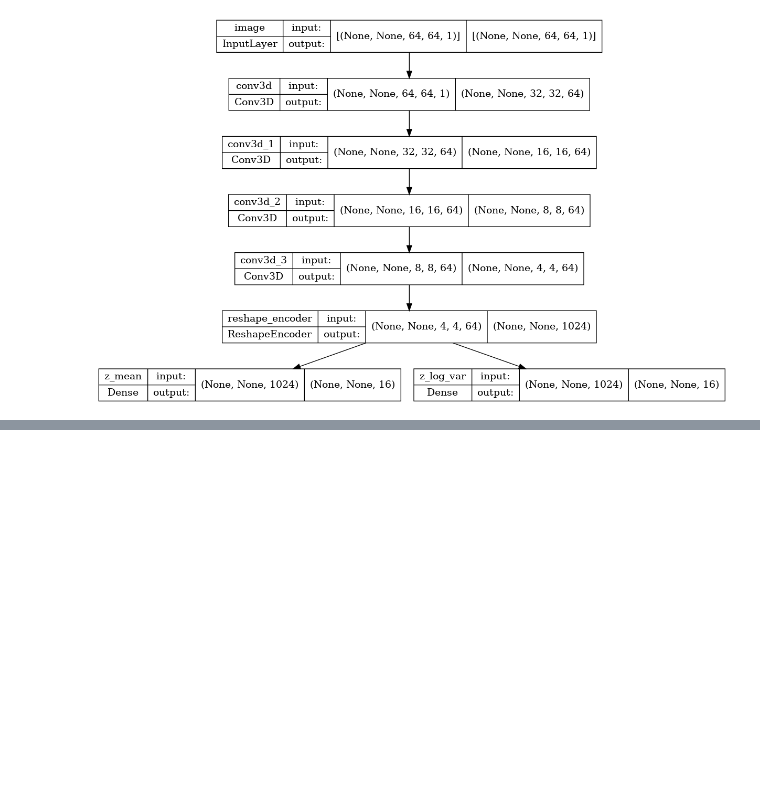
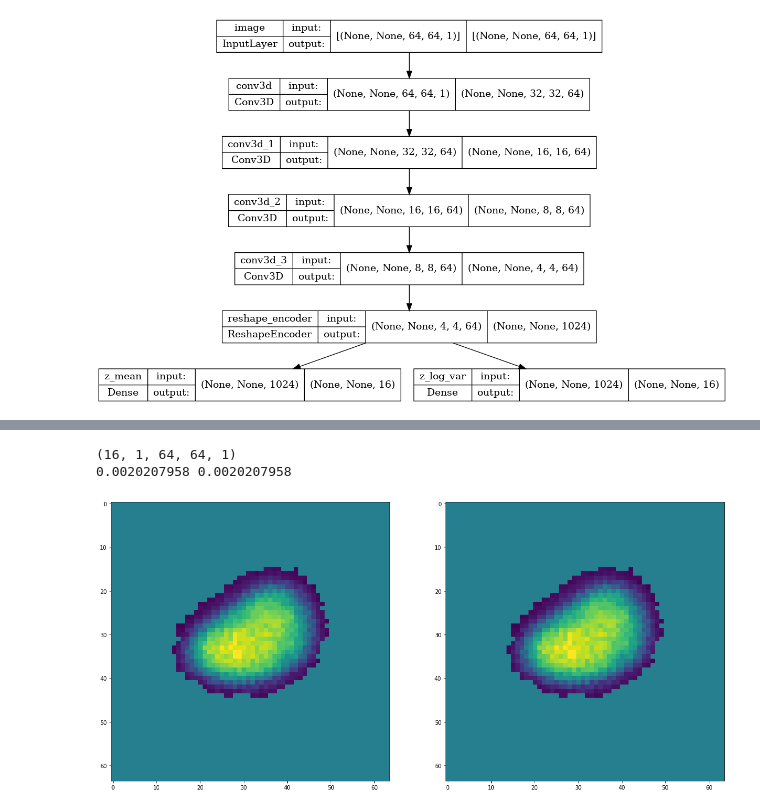
Before and after one commit to kantmanav/cell-life-cycle-vae, a Jupyter notebook: notebooks/write_tf_records/write_std_norm_tf_record.ipynb, the cells around one changed output, grey strips where cells are left out. Cells and saved outputs as stored; diff of their text form; code cells hidden in the pictures; blank space fills up the shorter version.

```diff
--- a/notebooks/write_tf_records/write_std_norm_tf_record.ipynb
+++ b/notebooks/write_tf_records/write_std_norm_tf_record.ipynb
@@ -724,8 +721,8 @@ def create_appearance_dataset(train_path, crop_size=64):
 
     return appearances
 # %%
-train_path = os.path.join('/data/tracking-nuclear', 'train.trks')
-val_path = os.path.join('/data/tracking-nuclear', 'val.trks')
+train_path = os.path.join('/data', 'train.trks')
+val_path = os.path.join('/data', 'val.trks')
 # %%
 %%time
 appearances = create_appearance_dataset(train_path)
@@ -736,0 +732,36 @@ print('hello')
+# %%
+def augment(*args, rotation_range=180):
+    X_dict = args[0]
+    y_dict = args[1]
+
+    img = X_dict['image']
+    rg = rotation_range * np.pi / 180
+    theta = tf.random.uniform(shape=[1], minval=-rg, maxval=rg)
+    img = tfa.image.rotate(img, theta)
+
+    img = tf.expand_dims(img, axis=1)
+
+    X_dict['image'] = img
+    y_dict['reconstruction'] = img
+
+    return X_dict, y_dict
+
+appearances = appearances.astype('float32')
+train_data = tf.data.Dataset.from_tensor_slices(({'image':appearances}, {'reconstruction':appearances}))
+train_data = train_data.shuffle(256).repeat().batch(16).map(augment, num_parallel_calls=tf.data.AUTOTUNE)
+# %%
+train_iter = iter(train_data)
+# %%
+X, y = train_iter.next()
+img = X['image']
+rec = y['reconstruction']
+fig, axes = plt.subplots(1,2,figsize=(20,20))
+print(img.shape)
+axes[0].imshow(img[0,0,:,:,0])
+axes[1].imshow(rec[0,0,:,:,0])
+
+print(np.mean(img[0,0,:,:,0]), np.mean(rec[0,0,:,:,0]))
+# %% [output]
+(16, 1, 64, 64, 1)
+0.0020207958 0.0020207958
+[figure, added]
```
Also changed, not shown: parts of 8 cells of this notebook, 3 other files.
